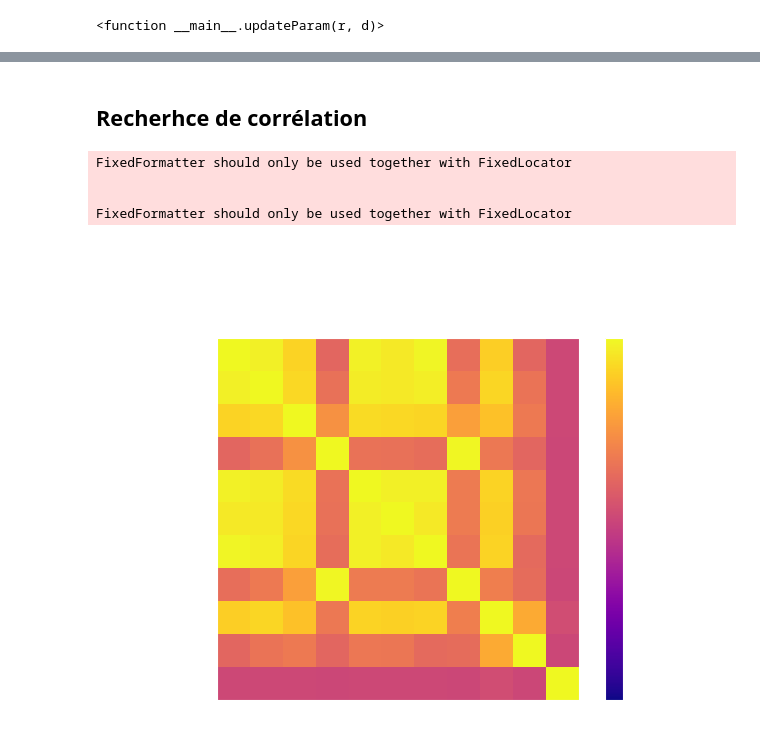
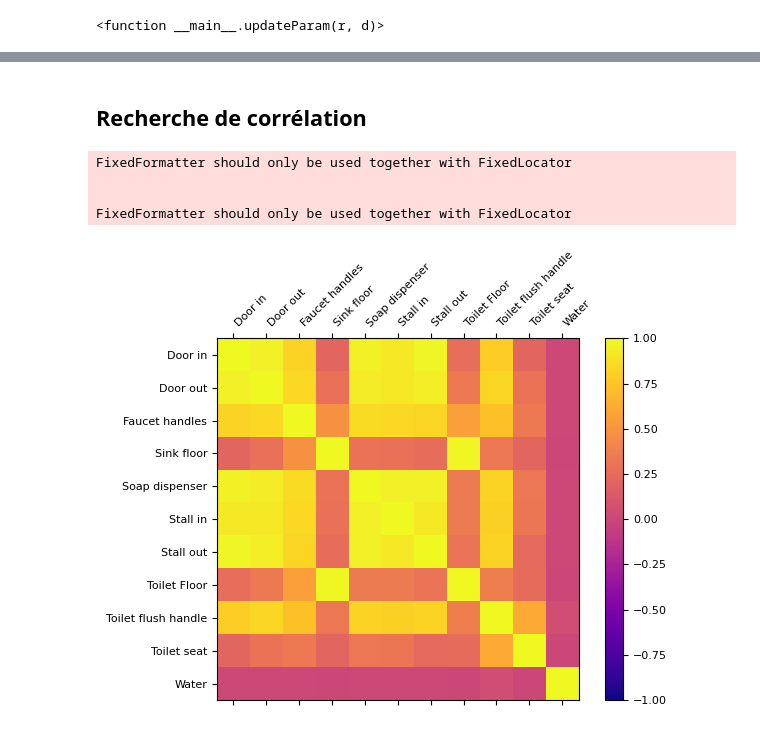
Before and after one commit to gennaBnh/ProjetVDB, a Jupyter notebook: VDB_poster.ipynb, the cells around one changed output, grey strips where cells are left out. Cells and saved outputs as stored; diff of their text form; code cells hidden in the pictures.

```diff
--- a/VDB_poster.ipynb
+++ b/VDB_poster.ipynb
@@ -804,40 +927,41 @@ ax.set_xticklabels(labels_surf, rotation=45, ha='right')
 # %% [markdown]
-## Recherhce de corrélation
+## Recherche de corrélation
 # %%
 dt_surf_only = dt_surf.drop(['#OTU ID', 'ConsensusLineage'], axis=1)
 surf_corr = dt_surf_only.corr()
 
 
 fig, ax = plt.subplots()
 ms = ax.matshow(surf_corr,cmap='plasma', vmin=-1, vmax=1)
 
 ax.set_xticklabels(dt_surf_only.columns)
 ax.set_yticklabels(dt_surf_only.columns)
 
 ticks = np.arange(0,len(dt_surf_only.columns),1)
 ax.set_xticks(ticks)
 plt.setp(ax.get_xticklabels(), rotation=45, ha='left')
 ax.set_yticks(ticks)
 
 cb = fig.colorbar(ms)
 
 fig.tight_layout()
 
-ax.spines['bottom'].set_color('white')
-ax.spines['top'].set_color('white')
-ax.spines['left'].set_color('white')
-ax.spines['right'].set_color('white')
-ax.xaxis.label.set_color('white')
-ax.tick_params(axis='x', colors='white')
-ax.tick_params(axis='y', colors='white')
-cb.outline.set_color("white")
-cb.ax.yaxis.set_tick_params(color="white")
-plt.setp(plt.getp(cb.ax.axes, 'yticklabels'), color="white")
+#Changement du layout pour le poster
+# ax.spines['bottom'].set_color('white')
+# ax.spines['top'].set_color('white')
+# ax.spines['left'].set_color('white')
+# ax.spines['right'].set_color('white')
+# ax.xaxis.label.set_color('white')
+# ax.tick_params(axis='x', colors='white')
+# ax.tick_params(axis='y', colors='white')
+# cb.outline.set_color("white")
+# cb.ax.yaxis.set_tick_params(color="white")
+# plt.setp(plt.getp(cb.ax.axes, 'yticklabels'), color="white")
 
-plt.savefig('./plot/corr.png', transparent=True)
+# plt.savefig('./plot/corr.png', transparent=True)
 # %% [output]
 FixedFormatter should only be used together with FixedLocator
 
 
 FixedFormatter should only be used together with FixedLocator
-[figure, old version]
+[figure, new version]
```
Also changed, not shown: parts of 32 cells of this notebook.
